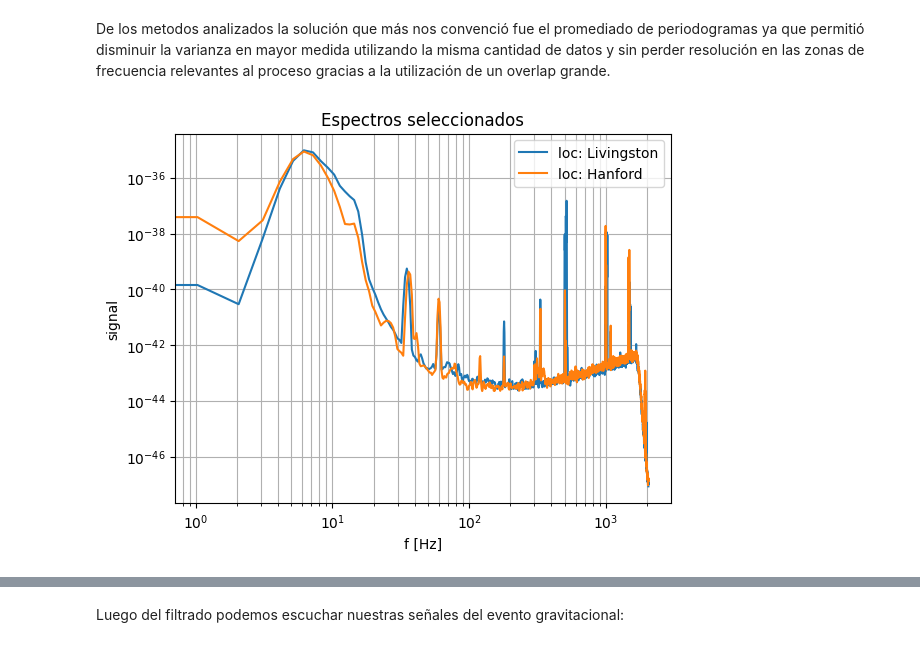
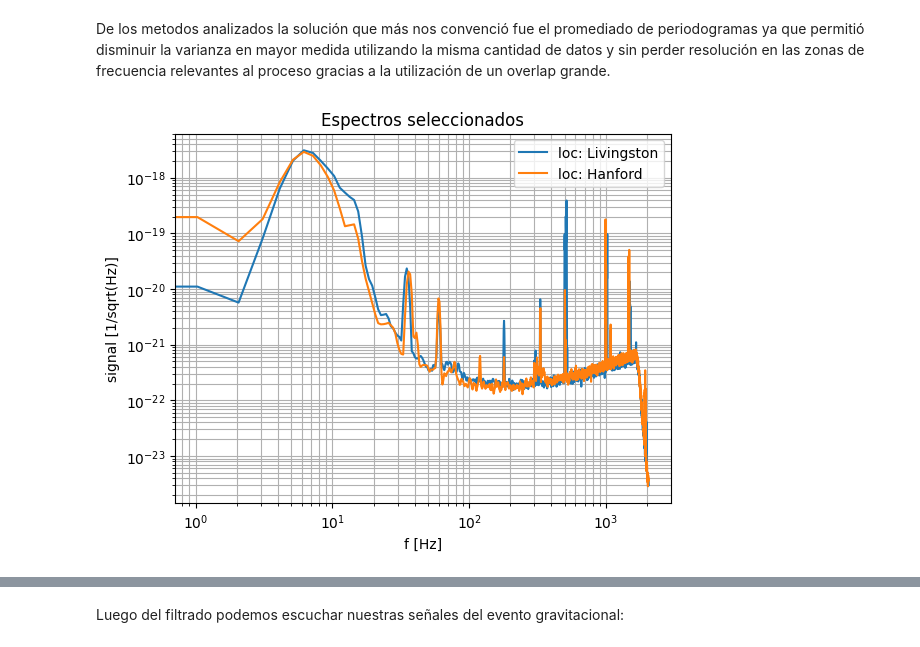
Before and after one commit to JBatRey/Procesamiento-Adaptativo-de-Se-ales-Aleatorias, a Jupyter notebook: TP1.ipynb, the cells around one changed output, grey strips where cells are left out. Cells and saved outputs as stored; diff of their text form; code cells hidden in the pictures.

```diff
--- a/TP1.ipynb
+++ b/TP1.ipynb
@@ -512,13 +568,13 @@ w = 'parzen'
 w = 'parzen'
 L = int(len(h1_ruido)/16)
 
-Rx_pa_1 = welch_bartlett(h1_ruido, w, L, overlap=0.5)
-Rx_pa_2 = welch_bartlett(h1_ruido_2, w, L, overlap=0.5)
+Rx_pa_1 = welch_bartlett(h1_ruido, w, L, overlap=0.25)
+Rx_pa_2 = welch_bartlett(h1_ruido_2, w, L, overlap=0.25)
 Rx_pa = 0.5*(Rx_pa_1+Rx_pa_2)
 x_ax = np.linspace(0,0.5, len(Rx_pa)) * h1_fs
 plt.plot(x_ax,Rx_pa, label = 'L= '+str(L))
 
-plt.title('loc: Hanford - Welch-Bartlett - win: ' + w)
+plt.title('loc: Hanford - Welch-Bartlett - win: ' + w + ' overlap = 0.25')
 plt.grid(True, which='both')
 plt.xscale("log")
 plt.yscale("log")
@@ -536,13 +592,13 @@ w = 'parzen'
 w = 'parzen'
 L = int(len(l1_ruido)/16)
 
-Rx_pa_1 = welch_bartlett(l1_ruido, w, L, overlap=0.5)
-Rx_pa_2 = welch_bartlett(l1_ruido_2, w, L, overlap=0.5)
+Rx_pa_1 = welch_bartlett(l1_ruido, w, L, overlap=0.25)
+Rx_pa_2 = welch_bartlett(l1_ruido_2, w, L, overlap=0.25)
 Rx_pa = 0.5*(Rx_pa_1+Rx_pa_2)
 x_ax = np.linspace(0,0.5, len(Rx_pa)) * l1_fs
 plt.plot(x_ax,Rx_pa, label = 'L= '+str(L))
 
-plt.title('loc: Livingston - Welch-Bartlett - win: ' + w)
+plt.title('loc: Livingston - Welch-Bartlett - win: ' + w + ' overlap = 0.25')
 plt.grid(True, which='both')
 plt.xscale("log")
 plt.yscale("log")
@@ -565,17 +621,17 @@ h1p_f = np.linspace(0,0.5, len(h1p_p)) * h1_fs
 l1p_p = Rx_pa_l
 l1p_f = np.linspace(0,0.5, len(l1p_p)) * l1_fs
 # %%
-plt.plot(l1p_f, l1p_p, label = 'loc: Livingston')
-plt.plot(h1p_f, h1p_p, label = 'loc: Hanford')
+plt.plot(l1p_f, np.sqrt(l1p_p), label = 'loc: Livingston')
+plt.plot(h1p_f, np.sqrt(h1p_p), label = 'loc: Hanford')
 
 
 plt.title('Espectros seleccionados')
 plt.xlabel('f [Hz]')
-plt.ylabel('signal')
+plt.ylabel('signal [1/sqrt(Hz)]')
 plt.legend()
 plt.xscale("log")
 plt.yscale("log")
 plt.grid(True, which="both")
 plt.show()
 # %% [output]
-[figure, old version]
+[figure, new version]
```
Also changed, not shown: parts of 18 cells of this notebook, 2 other files.
